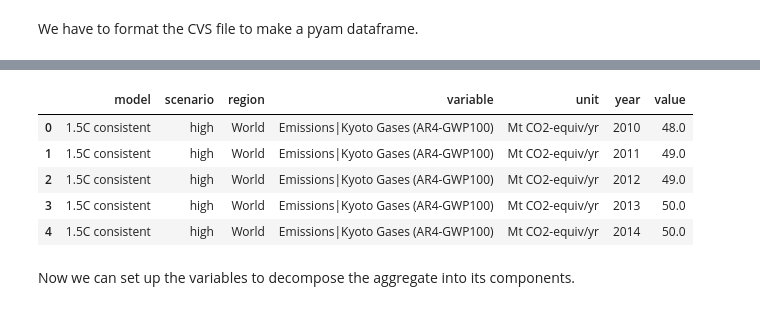
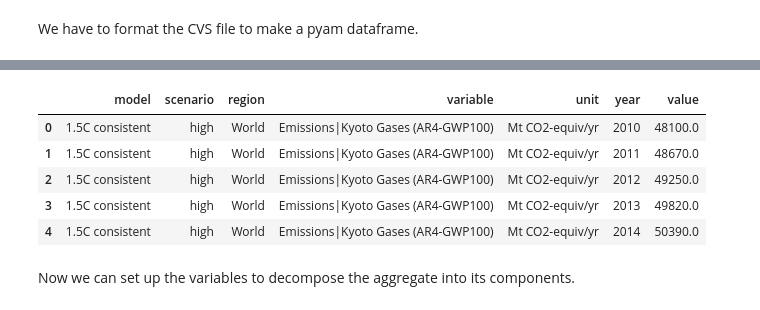
Before and after one commit to GranthamImperial/silicone_examples, a Jupyter notebook: notebooks/Split_up_kyoto_gases.ipynb, the cells around one changed output, grey strips where cells are left out. Saved outputs shown, nothing was run; the diff lists cells and outputs as text; code cells hidden in the pictures.

```diff
--- a/notebooks/Split_up_kyoto_gases.ipynb
+++ b/notebooks/Split_up_kyoto_gases.ipynb
@@ -47,14 +47,15 @@ kyoto_csv["unit"] = "Mt CO2-equiv/yr"
 kyoto_csv["region"] = "World"
-# %%
-kyoto_df = pyam.IamDataFrame(kyoto_csv)
-kyoto_df.head()
-# %% [output]
-|  | model | scenario | region | variable | unit | year | value |
-| 0 | 1.5C consistent | high | World | Emissions|Kyoto Gases (AR4-GWP100) | Mt CO2-equiv/yr | 2010 | 48.0 |
-| 1 | 1.5C consistent | high | World | Emissions|Kyoto Gases (AR4-GWP100) | Mt CO2-equiv/yr | 2011 | 49.0 |
-| 2 | 1.5C consistent | high | World | Emissions|Kyoto Gases (AR4-GWP100) | Mt CO2-equiv/yr | 2012 | 49.0 |
-| 3 | 1.5C consistent | high | World | Emissions|Kyoto Gases (AR4-GWP100) | Mt CO2-equiv/yr | 2013 | 50.0 |
-| 4 | 1.5C consistent | high | World | Emissions|Kyoto Gases (AR4-GWP100) | Mt CO2-equiv/yr | 2014 | 50.0 |
+# %%
+kyoto_df = pyam.IamDataFrame(kyoto_csv)
+kyoto_df.data["value"] = kyoto_df.data["value"] * 1000  #The csv values are in Gt CO2-equiv.
+kyoto_df.head()
+# %% [output]
+|  | model | scenario | region | variable | unit | year | value |
+| 0 | 1.5C consistent | high | World | Emissions|Kyoto Gases (AR4-GWP100) | Mt CO2-equiv/yr | 2010 | 48100.0 |
+| 1 | 1.5C consistent | high | World | Emissions|Kyoto Gases (AR4-GWP100) | Mt CO2-equiv/yr | 2011 | 48670.0 |
+| 2 | 1.5C consistent | high | World | Emissions|Kyoto Gases (AR4-GWP100) | Mt CO2-equiv/yr | 2012 | 49250.0 |
+| 3 | 1.5C consistent | high | World | Emissions|Kyoto Gases (AR4-GWP100) | Mt CO2-equiv/yr | 2013 | 49820.0 |
+| 4 | 1.5C consistent | high | World | Emissions|Kyoto Gases (AR4-GWP100) | Mt CO2-equiv/yr | 2014 | 50390.0 |
 # %% [markdown]
 Now we can set up the variables to decompose the aggregate into its components.
 # %%
```
Also changed, not shown: parts of 6 cells of this notebook, 3 other files.
